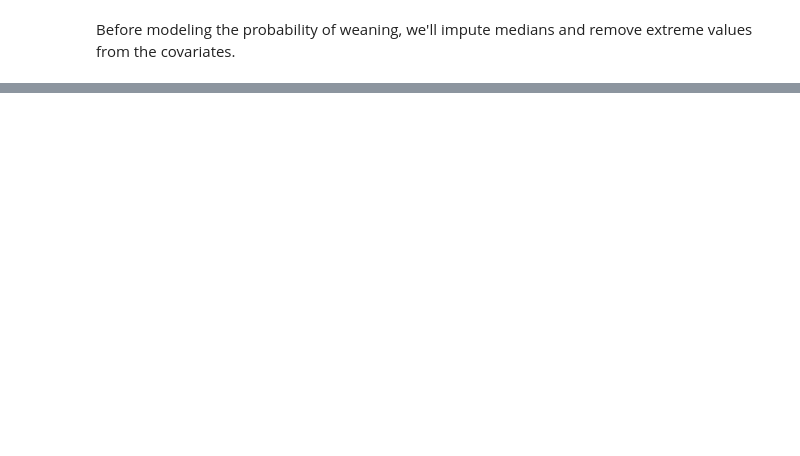
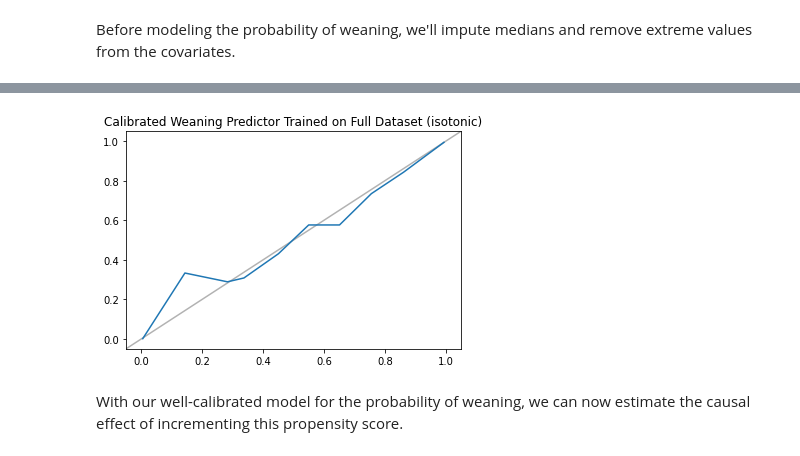
Before and after one commit to amanchoudhri/liberation-timing-paper, a Jupyter notebook: main.ipynb, the cells around one changed output, grey strips where cells are left out. Cells and saved outputs as stored; diff of their text form; code cells hidden in the pictures; blank space fills up the shorter version.

```diff
--- a/main.ipynb
+++ b/main.ipynb
@@ -119,0 +151,19 @@ def _model(rows, predictors, label, options=MODEL_PARAMS):
+# %%
+calibrated_predictor = CalibratedClassifierCV(base_estimator=LogisticRegression(**MODEL_PARAMS), method='isotonic').fit(X, y)
+"""
+with open('calibrated_predictor.pkl', 'wb') as f:
+    pickle.dump(calibrated_predictor, f)
+"""
+# %%
+with open('calibrated_predictor.pkl', 'rb') as f:
+    calibrated_predictor = pickle.load(f)
+
+create_calibration_curve(
+    calibrated_predictor, X, y,
+    'Weaning Predictor with Isotonic Calibration (full dataset)',
+    save_path='images/isotonic_calibration_curve.png'
+)
+# %% [output]
+[figure, added]
+# %% [markdown]
+With our well-calibrated model for the probability of weaning, we can now estimate the causal effect of incrementing this propensity score.
```
Also changed, not shown: parts of 16 cells of this notebook, 1 other file.
